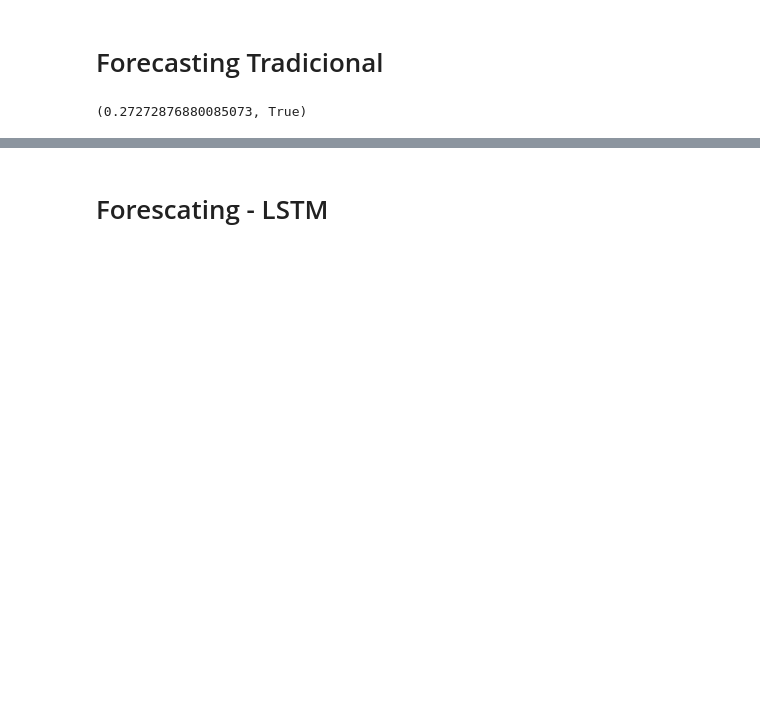
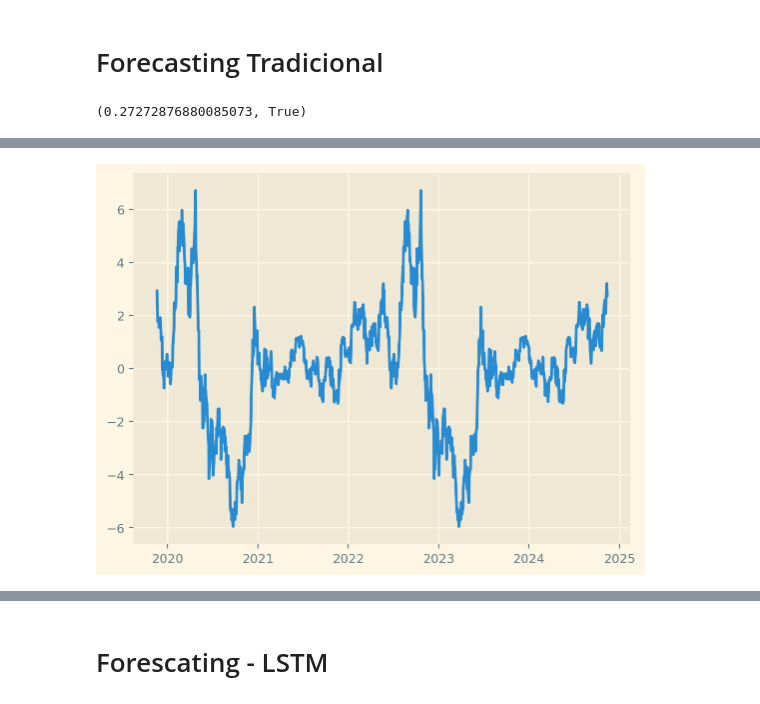
Before and after one commit to filmateus/Dados_Estatistica, a Jupyter notebook: strocks_market_analyses.ipynb, the cells around one changed output, grey strips where cells are left out. Saved outputs shown, nothing was run; the diff lists cells and outputs as text; code cells hidden in the pictures; blank space fills up the shorter version.

```diff
--- a/strocks_market_analyses.ipynb
+++ b/strocks_market_analyses.ipynb
@@ -648,0 +642,4 @@ Name: Petrobras, Length: 1243, dtype: float64
+# %%
+plt.plot(sazonal);
+# %% [output]
+[figure, added]
```
Also changed, not shown: parts of 11 cells of this notebook.
